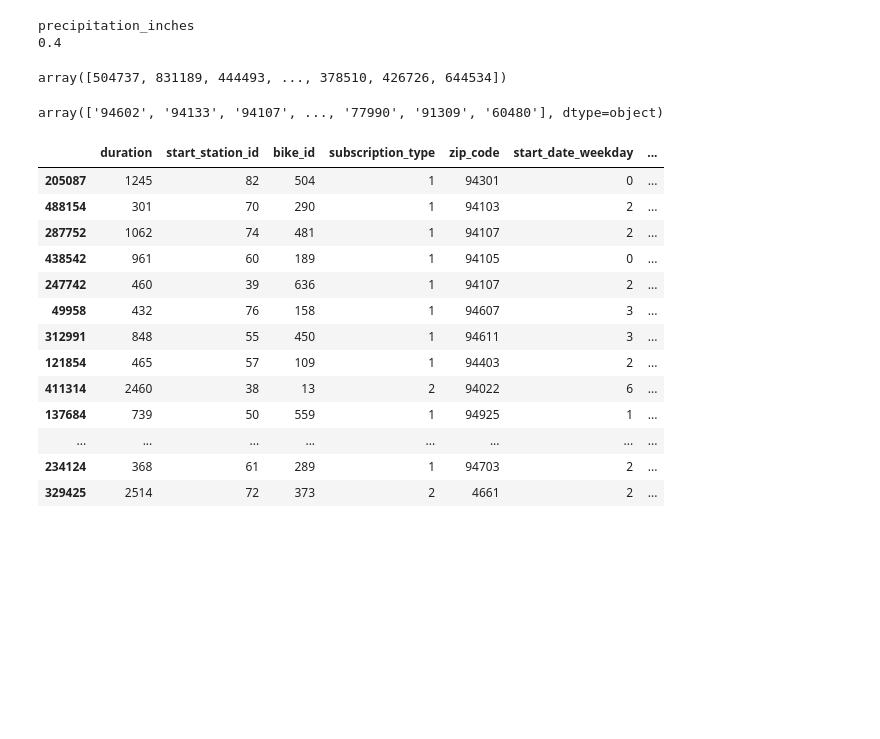
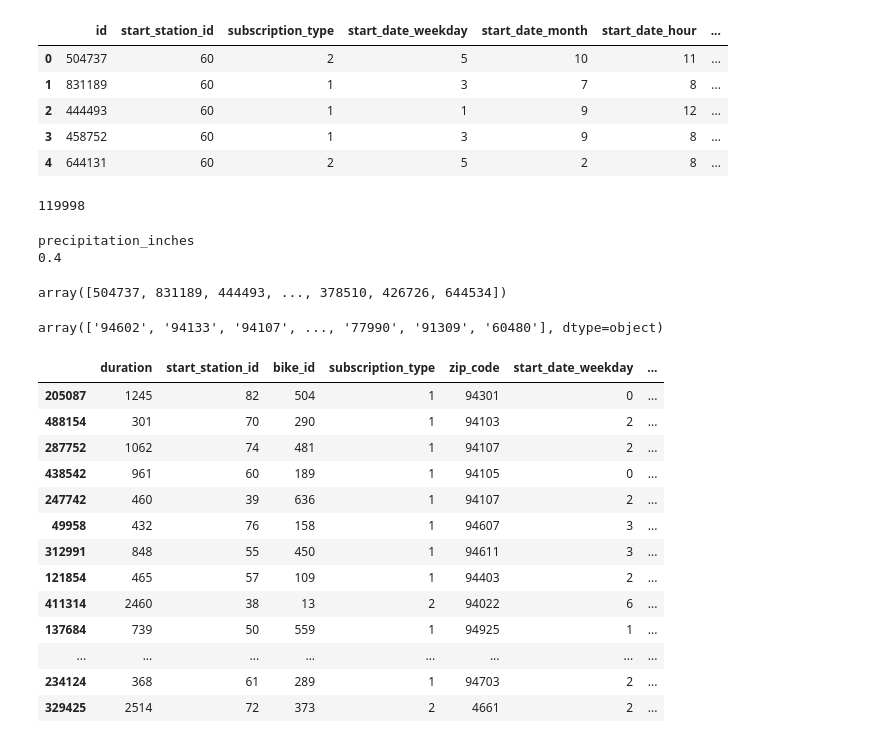
Before and after one commit to Gnahue/sanFranciscoBiclas, a Jupyter notebook: prediccion/modelo/notebooks/baggingSkLearn.ipynb, the cells around one changed output. Saved outputs shown, nothing was run; the diff lists cells and outputs as text; code cells hidden in the pictures; blank space fills up the shorter version.

```diff
--- a/prediccion/modelo/notebooks/baggingSkLearn.ipynb
+++ b/prediccion/modelo/notebooks/baggingSkLearn.ipynb
@@ -20,3 +15,18 @@ test.drop(['id'],inplace=True,axis=1)
+# %%
+train = dataI.get_train()
+test = dataI.get_test()
+test.head()
+# %% [output]
+|  | id | start_station_id | subscription_type | start_date_weekday | start_date_month | start_date_hour | ... |
+| 0 | 504737 | 60 | 2 | 5 | 10 | 11 | ... |
+| 1 | 831189 | 60 | 1 | 3 | 7 | 8 | ... |
+| 2 | 444493 | 60 | 1 | 1 | 9 | 12 | ... |
+| 3 | 458752 | 60 | 1 | 3 | 9 | 8 | ... |
+| 4 | 644131 | 60 | 2 | 5 | 2 | 8 | ... |
+# %%
+len(test)
+# %% [output]
+119998
 # %%
 uniques_values = {}
 for column in train.columns:
```
Also changed, not shown: parts of 11 cells of this notebook, 2 other files.
